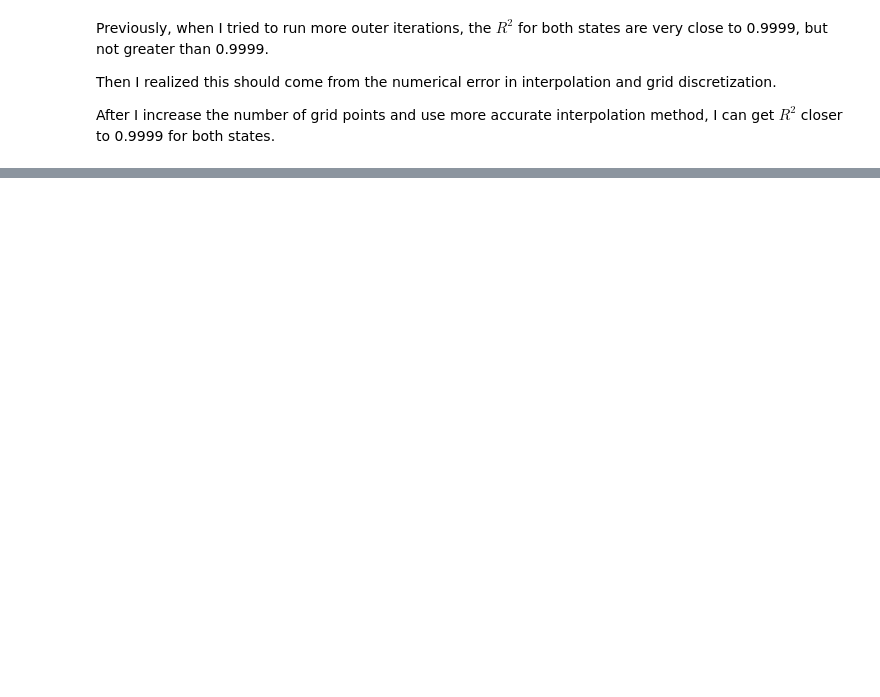
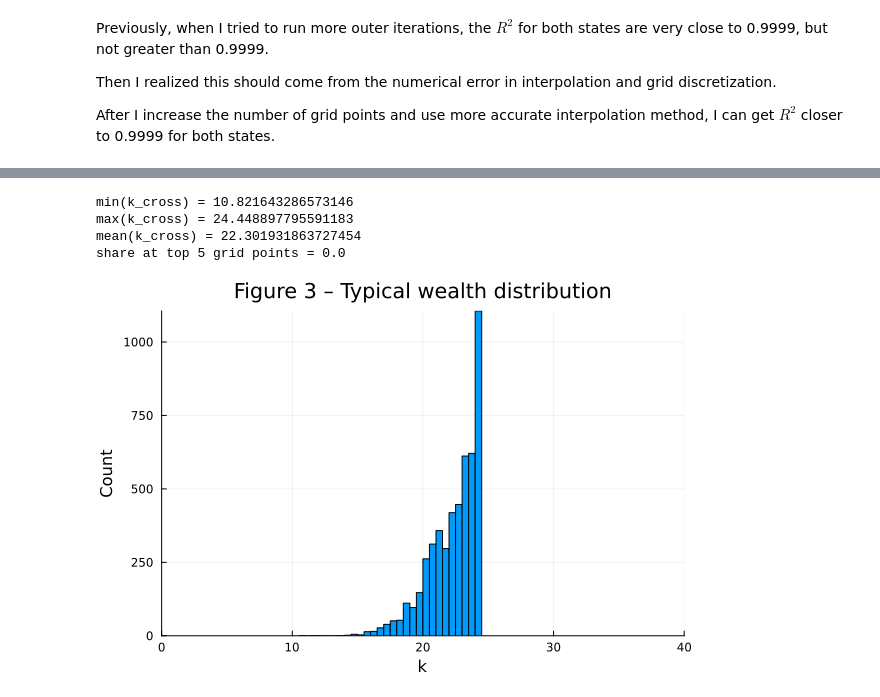
Before and after one commit to YuxuanZhao-Econ/KS1998, a Jupyter notebook: KS1998_Solver.ipynb, the cells around one changed output, grey strips where cells are left out. Saved outputs shown, nothing was run; the diff lists cells and outputs as text; code cells hidden in the pictures; blank space fills up the shorter version.

```diff
--- a/KS1998_Solver.ipynb
+++ b/KS1998_Solver.ipynb
@@ -566,7 +577,7 @@ function solve_household_pfi(par::KSParams, kgrid, Kgrid, coeff;
                 for iK in 1:nK
                     K = Kgrid[iK]
                     r, w = prices(par, K, iz)
-                    Knext = coeff[iz, 1] + coeff[iz, 2] * K
+                    Knext = exp(coeff[iz, 1] + coeff[iz, 2] * log(K))
                     iKlo, iKhi, wK = linear_interp_weights(Kgrid, Knext)
 
                     for ie in 1:2
@@ -612,7 +623,7 @@ function solve_household_pfi(par::KSParams, kgrid, Kgrid, coeff;
             for iK in 1:nK
                 K = Kgrid[iK]
                 r, w = prices(par, K, iz)
-                Knext = coeff[iz, 1] + coeff[iz, 2] * K
+                Knext = exp(coeff[iz, 1] + coeff[iz, 2] * log(K))
                 iKlo, iKhi, wK = linear_interp_weights(Kgrid, Knext)
 
                 for ie in 1:2
@@ -679,7 +690,7 @@ function solve_household_pfi(par::KSParams, kgrid, Kgrid, coeff;
                     for iK in 1:nK
                         K = Kgrid[iK]
                         r, w = prices(par, K, iz)
-                        Knext = coeff[iz, 1] + coeff[iz, 2] * K
+                        Knext = exp(coeff[iz, 1] + coeff[iz, 2] * log(K))
                         iKlo, iKhi, wK = linear_interp_weights(Kgrid, Knext)
 
                         for ie in 1:2
@@ -862,8 +874,9 @@ function fit_law_of_motion(K_series, z_path; burn_in = 1000)
 
     for z in 1:2
         idx = [t for t in burn_in:(length(K_series) - 1) if z_path[t] == z]
-        x = K_series[idx]
-        y = K_series[idx .+ 1]
+        x = log.(K_series[idx])
+        y = log.(K_series[idx .+ 1])
+
 
         X = hcat(ones(length(x)), x)
         b = X \ y
@@ -959,3 +972,19 @@ Previously, when I tried to run more outer iterations, the $R^2$ for both states
 Then I realized this should come from the numerical error in interpolation and grid discretization.
 
 After I increase the number of grid points and use more accurate interpolation method, I can get $R^2$ closer to 0.9999 for both states.
+# %%
+# ========= 0) Solve policy at converged coeff =========
+par = KSParams()
+kgrid, Kgrid = make_grids(par)
+coeff_star = res.coeff
+
+V_star, pol_star = solve_household_pfi(
+    par, kgrid, Kgrid, coeff_star;
+    max_policy_iter = 2000, eval_iter = 25, tol = 1e-6
+)
+
+iK_mid = nearest_index(Kgrid, median(Kgrid))
+k = kgrid
+
+# helper: policy line k'(k) for a fixed (K,z,e)
+policy_line(pol, kgrid, iK, ie, iz) = [kgrid[pol[ik, iK, ie, iz]] for ik in eachindex(kgrid)]
@@ -961,0 +1103,17 @@ After I increase the number of grid points and use more accurate interpolation m
+# %%
+println("min(k_cross) = ", minimum(k_cross))
+println("max(k_cross) = ", maximum(k_cross))
+println("mean(k_cross) = ", mean(k_cross))
+println("share at top 5 grid points = ", mean(k_cross .>= kgrid[end-4]))
+# %% [output]
+min(k_cross) = 10.821643286573146
+max(k_cross) = 24.448897795591183
+mean(k_cross) = 22.301931863727454
+share at top 5 grid points = 0.0
+# %%
+histogram(k_cross, bins=50, normalize=false, label="",
+          xlabel="k", ylabel="Count",
+          title="Figure 3 – Typical wealth distribution",
+          xlims=(0, 40))
+# %% [output]
+[figure, added]
```
Also changed, not shown: parts of 5 cells of this notebook.
